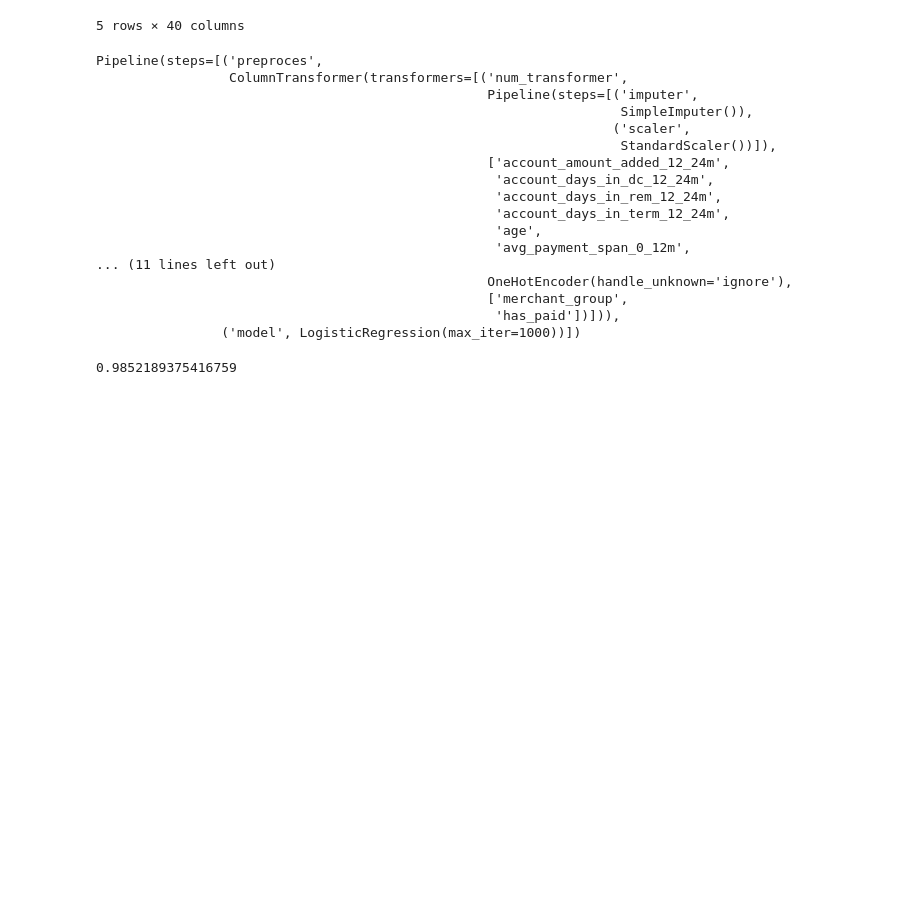
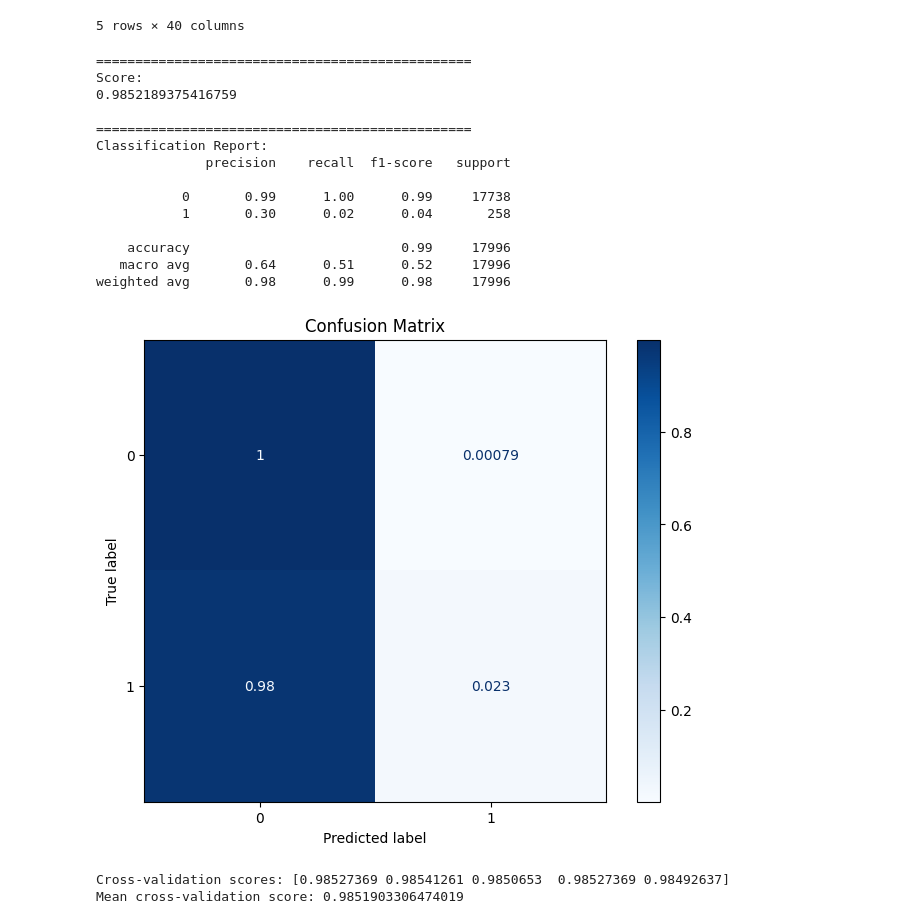
Before and after one commit to erikrowens/Le-Wagon-Case-Study, a Jupyter notebook: Notebook.ipynb, the cells around one changed output. Drawn from its saved outputs; the diff is of its cells as text; code cells hidden in the pictures; blank space fills up the shorter version.

Commit message:
Grouping code into methods, etc.

```diff
--- a/Notebook.ipynb
+++ b/Notebook.ipynb
@@ -183,7 +194,8 @@ ax.get_figure().set_size_inches(w=12, h=8)
 ## EDA to append additional columns to be excluded.
 
 ## First, columns that are highly correlated (corr > .8)
-cols_to_exclude +=  ['max_paid_inv_0_24m', 'num_arch_ok_0_12m', 'status_max_archived_0_24_months']
+cols_to_exclude +=  ['max_paid_inv_0_24m', 'num_arch_ok_0_12m', \
+                    'status_max_archived_0_24_months']
 
 ## Next, categorical columns that 'probably' don't add much value
 ## We still have the 'merchant_group' column that should be usefule
@@ -194,9 +206,17 @@ cols_to_exclude += ['merchant_category', 'name_in_email']
 cols_to_exclude += ['default', 'uuid']
 
 # Defining the features and the target
-X = df.drop(columns=cols_to_exclude)
-y = df['default']
+def get_x_y():
+    X = df.drop(columns=cols_to_exclude)
+    y = df['default']
+    return X, y
 
-# Train-Test split
-X_train, X_test, y_train, y_test = train_test_split(X, y, test_size = 0.2, stratify=y, random_state=42)
-X_train.shape, X_test.shape, y_train.shape, y_test.shape
+def get_splits():
+
+    X, y = get_x_y()
+
+    # train/test split
+    X_train, X_test, y_train, y_test = train_test_split(X, y, test_size = 0.2, stratify=y, random_state=42)
+    print(X_train.shape, X_test.shape, y_train.shape, y_test.shape)
+
+    return X_train, X_test, y_train, y_test
@@ -204,0 +223,2 @@ X_train.shape, X_test.shape, y_train.shape, y_test.shape
+# %%
+X_train, X_test, y_train, y_test = get_splits()
@@ -253,2 +308,2 @@ pipeline = Pipeline([
 # %%
-preprocessor
+pipeline, preprocessor = init_pipe()
@@ -300,34 +339,31 @@ Preprocessed training set
 | 3 | -0.347182 | -1.045043e-17 | 0.000000 | 0.000000 | ... |
 | 4 | 0.870134 | -4.276759e-02 | -0.235242 | -0.106106 | ... |
 5 rows × 40 columns
-# %%
-pipeline
-# %% [output]
-Pipeline(steps=[('preproces',
-                 ColumnTransformer(transformers=[('num_transformer',
-                                                  Pipeline(steps=[('imputer',
-                                                                   SimpleImputer()),
-                                                                  ('scaler',
-                                                                   StandardScaler())]),
-                                                  ['account_amount_added_12_24m',
-                                                   'account_days_in_dc_12_24m',
-                                                   'account_days_in_rem_12_24m',
-                                                   'account_days_in_term_12_24m',
-                                                   'age',
-                                                   'avg_payment_span_0_12m',
-... (11 lines left out)
-                                                  OneHotEncoder(handle_unknown='ignore'),
-                                                  ['merchant_group',
-                                                   'has_paid'])])),
-                ('model', LogisticRegression(max_iter=1000))])
 # %%
-# Train Pipeline
-pipeline.fit(X_train,y_train)
-
-# Make predictions
-pipeline.predict(X_test.iloc[0:1])
-
-# Score model
-pipeline.score(X_test,y_test)
+## run the pipeline
+print("\n================================================")
+print("Score:")
+pipe_it(pipeline, X_train, y_train, X_test, y_test)
+print("\n================================================")
+inspect_results(pipeline, X_test, y_test)
 # %% [output]
+================================================
+Score:
 0.9852189375416759
+
+================================================
+Classification Report:
+              precision    recall  f1-score   support
+
+           0       0.99      1.00      0.99     17738
+           1       0.30      0.02      0.04       258
+
+    accuracy                           0.99     17996
+   macro avg       0.64      0.51      0.52     17996
+weighted avg       0.98      0.99      0.98     17996
+[figure, added]
+# %%
+x_val(pipeline, X_train, y_train)
+# %% [output]
+Cross-validation scores: [0.98527369 0.98541261 0.9850653  0.98527369 0.98492637]
+Mean cross-validation score: 0.9851903306474019
```
Also changed, not shown: parts of 13 cells of this notebook, 1 other file.
